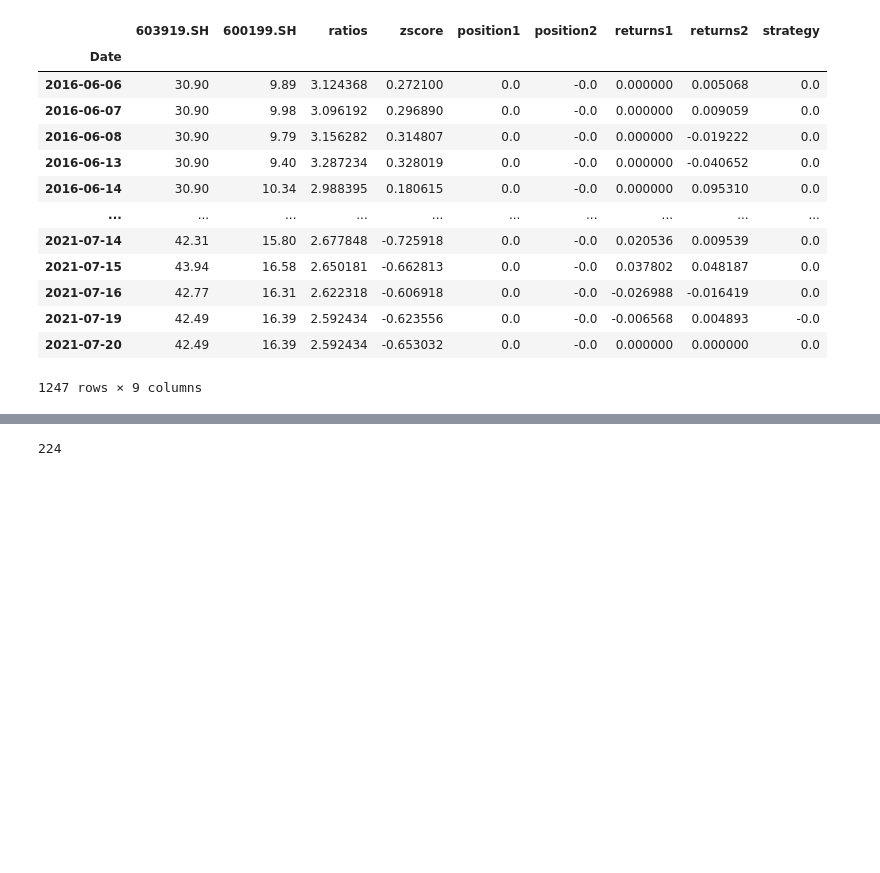
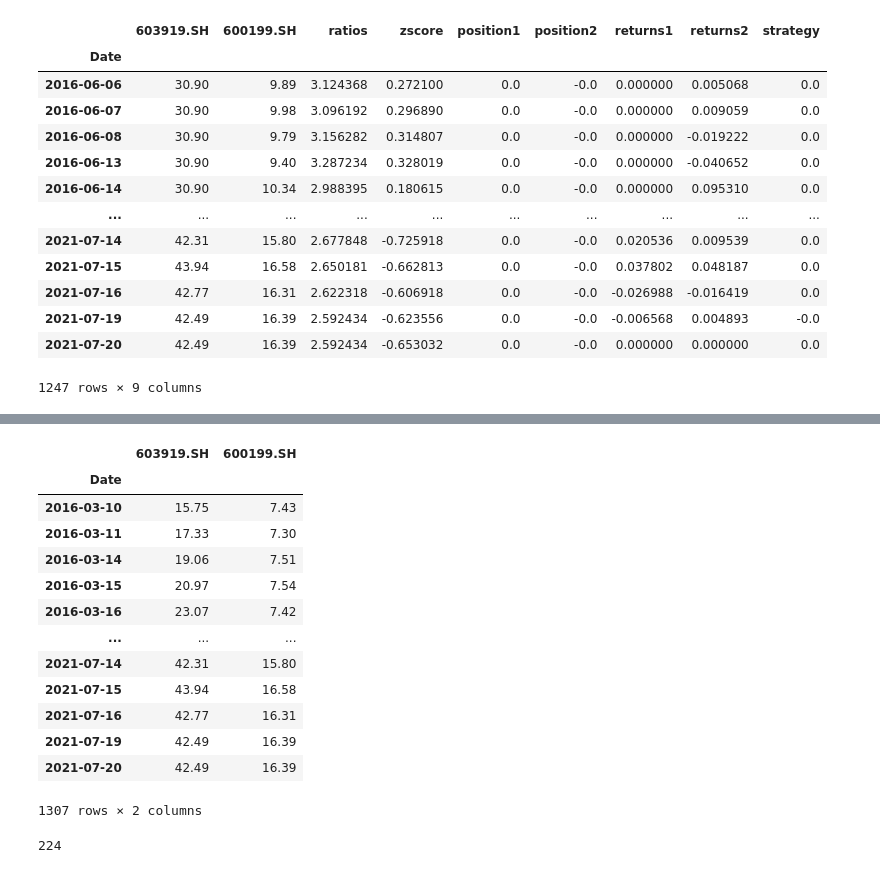
Before and after one commit to waikho/MADS_Capstone, a Jupyter notebook: RL/Pair_Trading_DQN.ipynb, the cells around one changed output, grey strips where cells are left out. Cells and saved outputs as stored; diff of their text form; code cells hidden in the pictures; blank space fills up the shorter version.

```diff
--- a/RL/Pair_Trading_DQN.ipynb
+++ b/RL/Pair_Trading_DQN.ipynb
@@ -146,3 +205,20 @@ envs[0].df['600199.SH']
+# %%
+df[list(pairs[0])].dropna()
+# %% [output]
+|  | 603919.SH | 600199.SH |
+| Date |  |  |
+| 2016-03-10 | 15.75 | 7.43 |
+| 2016-03-11 | 17.33 | 7.30 |
+| 2016-03-14 | 19.06 | 7.51 |
+| 2016-03-15 | 20.97 | 7.54 |
+| 2016-03-16 | 23.07 | 7.42 |
+| ... | ... | ... |
+| 2021-07-14 | 42.31 | 15.80 |
+| 2021-07-15 | 43.94 | 16.58 |
+| 2021-07-16 | 42.77 | 16.31 |
+| 2021-07-19 | 42.49 | 16.39 |
+| 2021-07-20 | 42.49 | 16.39 |
+1307 rows × 2 columns
 # %%
 #copying stock_trading_environment code here for easier editing
 #remember to copy back this to the stock_trading environment.py
```
Also changed, not shown: parts of 41 cells of this notebook, 1 other file.
